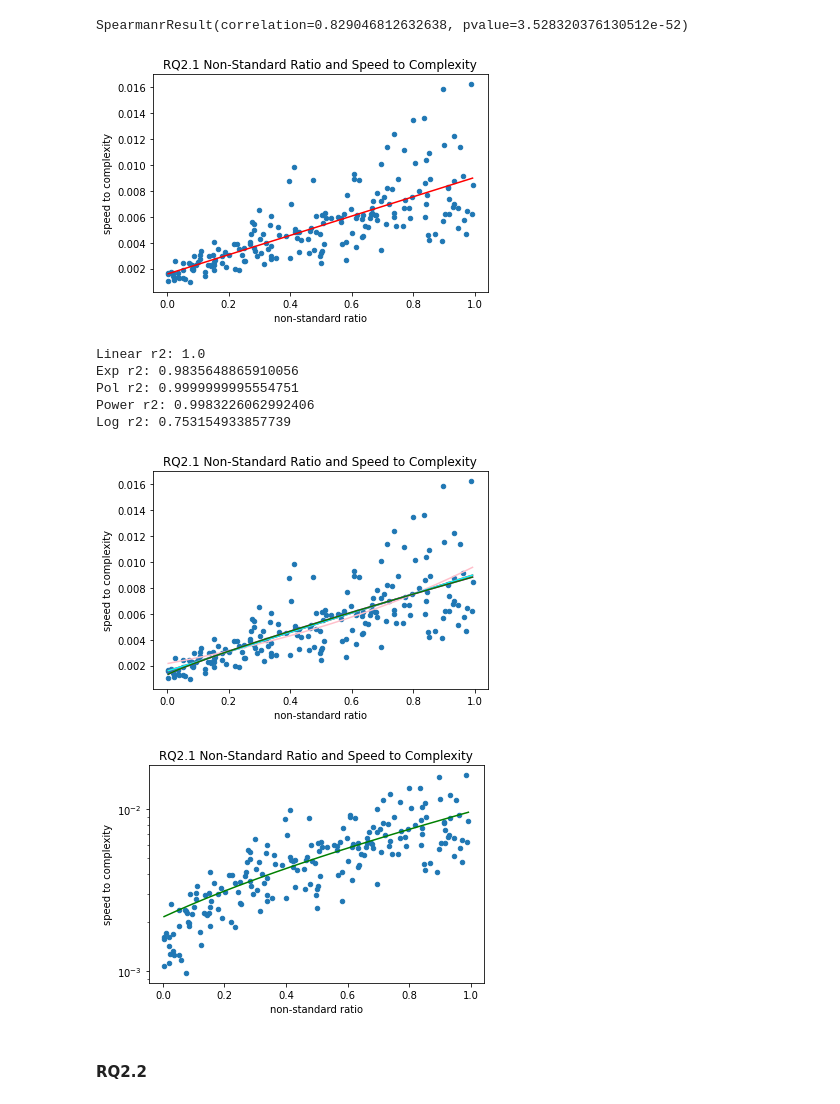
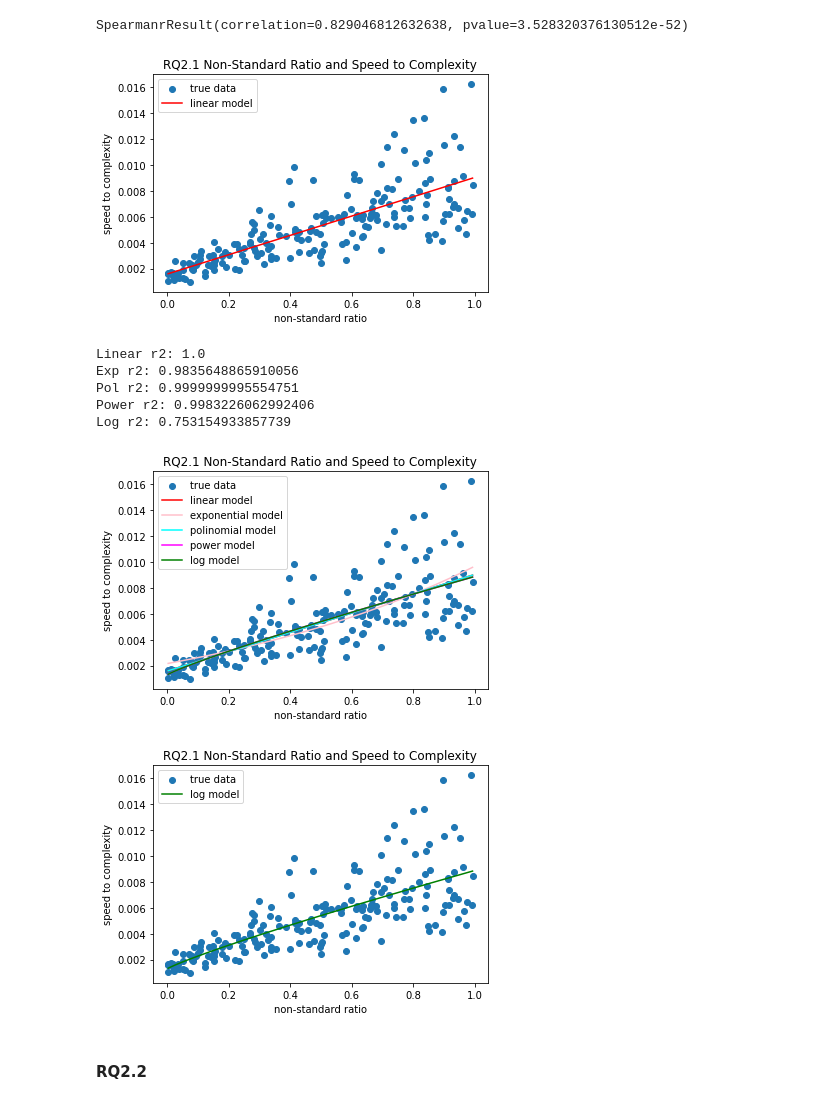
Before and after one commit to lennartebert/process_simulation, a Jupyter notebook: Process Simulation.ipynb, the cells around one changed output. Drawn from its saved outputs; the diff is of its cells as text; code cells hidden in the pictures.

Commit message:
new results with all model fittings

```diff
--- a/Process Simulation.ipynb
+++ b/Process Simulation.ipynb
@@ -508,28 +545,35 @@ SpearmanrResult(correlation=0.829046812632638, pvalue=3.528320376130512e-52)
 # %%
 automation_speed_df = automation_speed_df.sort_values(['non-standard ratio'])
 
-automation_speed_df.plot.scatter(x='non-standard ratio', y='speed to complexity', title='RQ2.1 Non-Standard Ratio and Speed to Complexity')
-
-x = automation_speed_df['non-standard ratio'].values.reshape(-1, 1)
-y = automation_speed_df['speed to complexity'].values.reshape(-1, 1)
+# model fitting
+x_reshaped = automation_speed_df['non-standard ratio'].values.reshape(-1, 1)
+y_reshaped = automation_speed_df['speed to complexity'].values.reshape(-1, 1)
 
 linear_regressor = linear_model.LinearRegression()  # create object for the class
-linear_regressor.fit(x, y)  # perform linear regression
-y_linear = linear_regressor.predict(x)  # make predictions
+linear_regressor.fit(x_reshaped, y_reshaped)  # perform linear regression
+y_linear = linear_regressor.predict(x_reshaped)  # make predictions
 
-plt.plot(x, y_linear, color='red')
+# visualizatoin
+x = automation_speed_df['non-standard ratio']
+y = automation_speed_df['speed to complexity']
+plt.title('RQ2.1 Non-Standard Ratio and Speed to Complexity')
+plt.scatter(x, y, label = 'true data')
+
+plt.plot(x, y_linear, color='red', label = 'linear model')
+
+plt.xlabel('non-standard ratio')
+plt.ylabel('speed to complexity')
+plt.legend()
+
+plt.savefig('experiment_results/rq21_scatter_fitted.png', dpi=300, bbox_inches='tight')
 plt.show()
 # %% [output]
-[figure, old version]
+[figure, new version]
 # %%
 # fit some models to the data
 
-automation_speed_df = automation_speed_df.sort_values(['non-standard ratio'])
-automation_speed_df.plot.scatter(x='non-standard ratio', y='speed to complexity', title='RQ2.1 Non-Standard Ratio and Speed to Complexity')
-
 x = automation_speed_df['non-standard ratio']#.values.reshape(-1, 1)
 y = automation_speed_df['speed to complexity']#.values.reshape(-1, 1)
-
 
 def lin_model(x, a, b):
     return a + b * x
@@ -570,12 +614,23 @@ print(f'Pol r2: {get_r2(x, pred_pol)}')
 print(f'Power r2: {get_r2(x, pred_power)}')
 print(f'Log r2: {get_r2(x, pred_log)}')
 
-plt.plot(x, pred_lin, color='red', label="Linear Model")
-plt.plot(x, pred_exp, color='pink', label="Exp Model")
-plt.plot(x, pred_pol, color='cyan', label="Pol Model")
-plt.plot(x, pred_power, color='magenta', label="Power Model")
-plt.plot(x, pred_power, color='green', label="Log Model")
+automation_speed_df = automation_speed_df.sort_values(['non-standard ratio'])
 
+# visualization
+x = automation_speed_df['non-standard ratio']
+y = automation_speed_df['speed to complexity']
+plt.title('RQ2.1 Non-Standard Ratio and Speed to Complexity')
+plt.scatter(x, y, label = 'true data')
+
+plt.plot(x, pred_lin, color='red', label="linear model")
+plt.plot(x, pred_exp, color='pink', label="exponential model")
+plt.plot(x, pred_pol, color='cyan', label="polinomial model")
+plt.plot(x, pred_power, color='magenta', label="power model")
+plt.plot(x, pred_power, color='green', label="log model")
+
+plt.xlabel('non-standard ratio')
+plt.ylabel('speed to complexity')
+plt.legend()
 
 plt.savefig('experiment_results/rq21_scatter_fitted.png', dpi=300, bbox_inches='tight')
 plt.show()
@@ -585,15 +640,23 @@ Exp r2: 0.9835648865910056
 Pol r2: 0.9999999995554751
 Power r2: 0.9983226062992406
 Log r2: 0.753154933857739
-[figure, old version]
+[figure, new version]
 # %%
-automation_speed_df.plot.scatter(x='non-standard ratio', y='speed to complexity', title='RQ2.1 Non-Standard Ratio and Speed to Complexity')
-plt.plot(x, pred_exp, color='green', label="Log Model")
-plt.yscale('log')
+x = automation_speed_df['non-standard ratio']
+y = automation_speed_df['speed to complexity']
+plt.title('RQ2.1 Non-Standard Ratio and Speed to Complexity')
+plt.scatter(x, y, label = 'true data')
+
+plt.plot(x, pred_power, color='green', label="log model")
+
+plt.xlabel('non-standard ratio')
+plt.ylabel('speed to complexity')
+plt.legend()
+
+plt.savefig('experiment_results/rq21_scatter_fitted_log.png', dpi=300, bbox_inches='tight')
 plt.show()
-# plt.savefig('experiment_results/rq21_scatter_fitted_log.png', dpi=300, bbox_inches='tight')
 # %% [output]
-[figure, old version]
+[figure, new version]
 # %% [markdown]
 #### RQ2.2
 # %%
```
Also changed, not shown: parts of 9 cells of this notebook, 12 other files.
